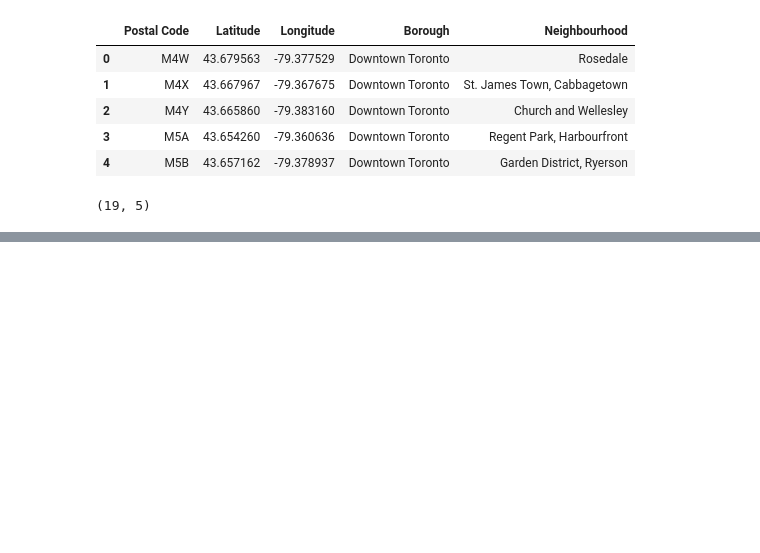
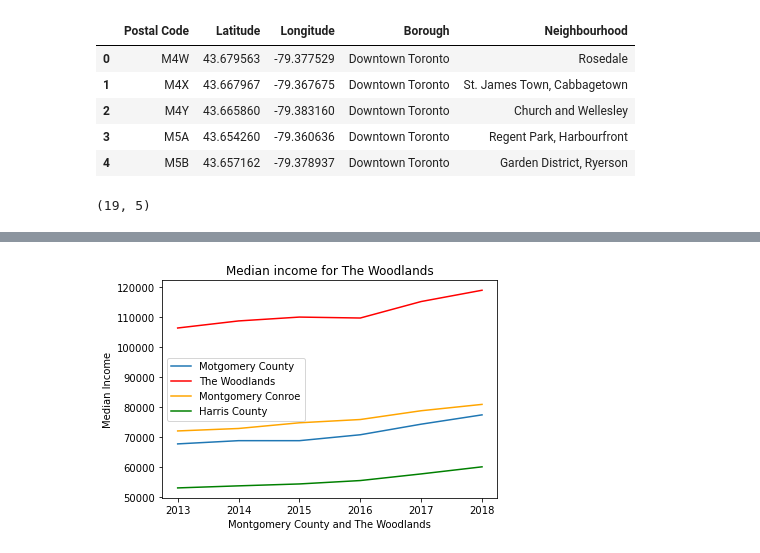
Before and after one commit to vandanaalamuru/Coursera-capstone, a Jupyter notebook: Capstone for Coursera Data Science project .ipynb, the cells around one changed output, grey strips where cells are left out. Saved outputs shown, nothing was run; the diff lists cells and outputs as text; code cells hidden in the pictures; blank space fills up the shorter version.

```diff
--- a/Capstone for Coursera Data Science project .ipynb
+++ b/Capstone for Coursera Data Science project .ipynb
@@ -271,0 +494,24 @@ map_DowntownToronto
+# %%
+# Median Household Income for The Woodlands city in camparision to Montgomery county
+
+year = [2013, 2014, 2015, 2016, 2017, 2018]
+
+MontgomeryCountyTX = [67766,68840,68838,70805,74323,77416]
+TheWoodlandsTX = [106286,108635,109917,109605,115083,118836]
+MontgomeryConroeCity = [72072, 72889, 74784, 75870,78789, 80899]
+#MontgomeryCounty(Northeast)ConroeCity(East)PUMATX = [49476,50167,49664,50780,55248,59134]
+HarrisCountyTX = [53137,53822,54457,55584,57791,60146]
+
+plt.plot(year, MontgomeryCountyTX, label="Motgomery County")
+plt.plot(year, TheWoodlandsTX, color='r',label="The Woodlands")
+plt.plot(year, MontgomeryConroeCity, color ='orange', label = 'Montgomery Conroe' )
+#plt.plot(year, MontgomeryCounty(Northeast)ConroeCity(East)PUMATX)
+plt.plot(year, HarrisCountyTX, color='g', label= 'Harris County')
+
+plt.xlabel('Montgomery County and The Woodlands')
+plt.ylabel('Median Income')
+plt.title('Median income for The Woodlands')
+plt.legend(loc='best')
+plt.show()
+# %% [output]
+[figure, added]
```
Also changed, not shown: parts of 35 cells of this notebook.
